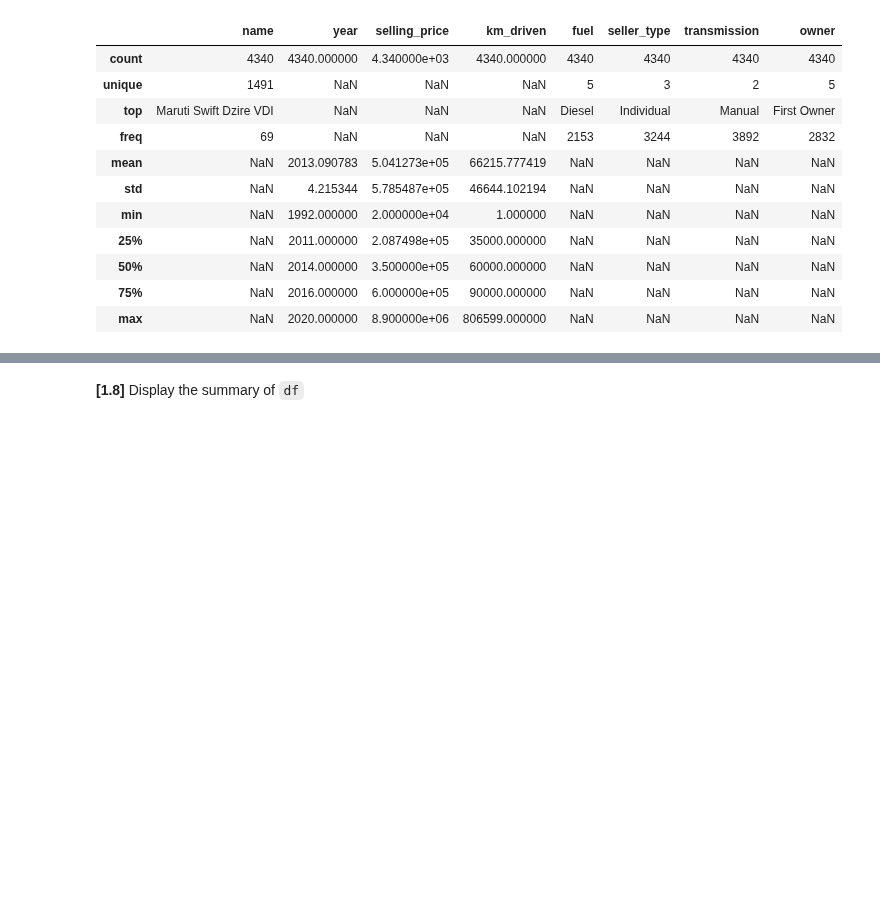
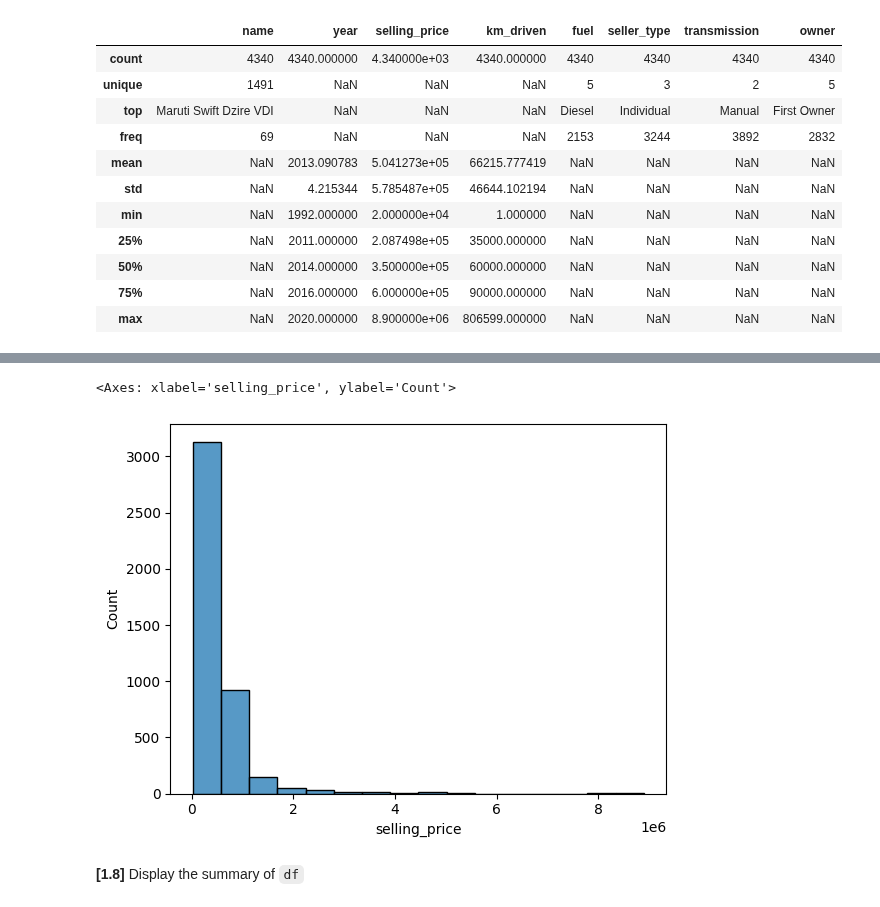
Before and after one commit to smonto43/UTS_MDSI, a Jupyter notebook: 36106MLAA/labs/lab3/MLAA_Lab_3_Exercise_1_Instructions.ipynb, the cells around one changed output, grey strips where cells are left out. Drawn from its saved outputs; the diff is of its cells as text; code cells hidden in the pictures; blank space fills up the shorter version.

```diff
--- a/36106MLAA/labs/lab3/MLAA_Lab_3_Exercise_1_Instructions.ipynb
+++ b/36106MLAA/labs/lab3/MLAA_Lab_3_Exercise_1_Instructions.ipynb
@@ -101,3 +113,10 @@ df.describe(include = 'all')
+# %%
+# prompt: distribution of the variable selling_price
+
+sns.histplot(df['selling_price'], bins = 16)
+# %% [output]
+<Axes: xlabel='selling_price', ylabel='Count'>
+[figure, added]
 # %% [markdown]
 **[1.8]** Display the summary of `df`
 # %%
```
Also changed, not shown: parts of 29 cells of this notebook.
